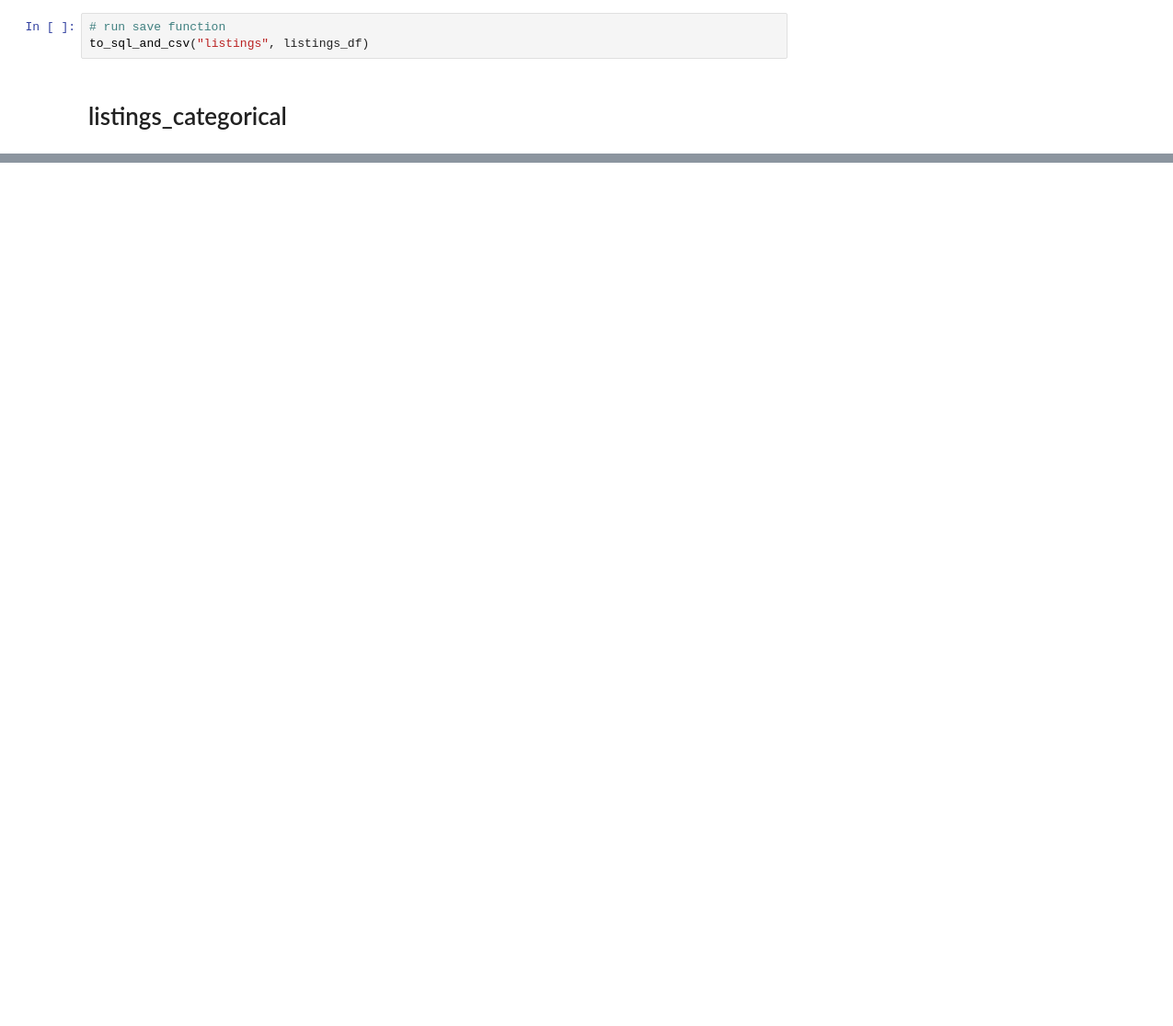
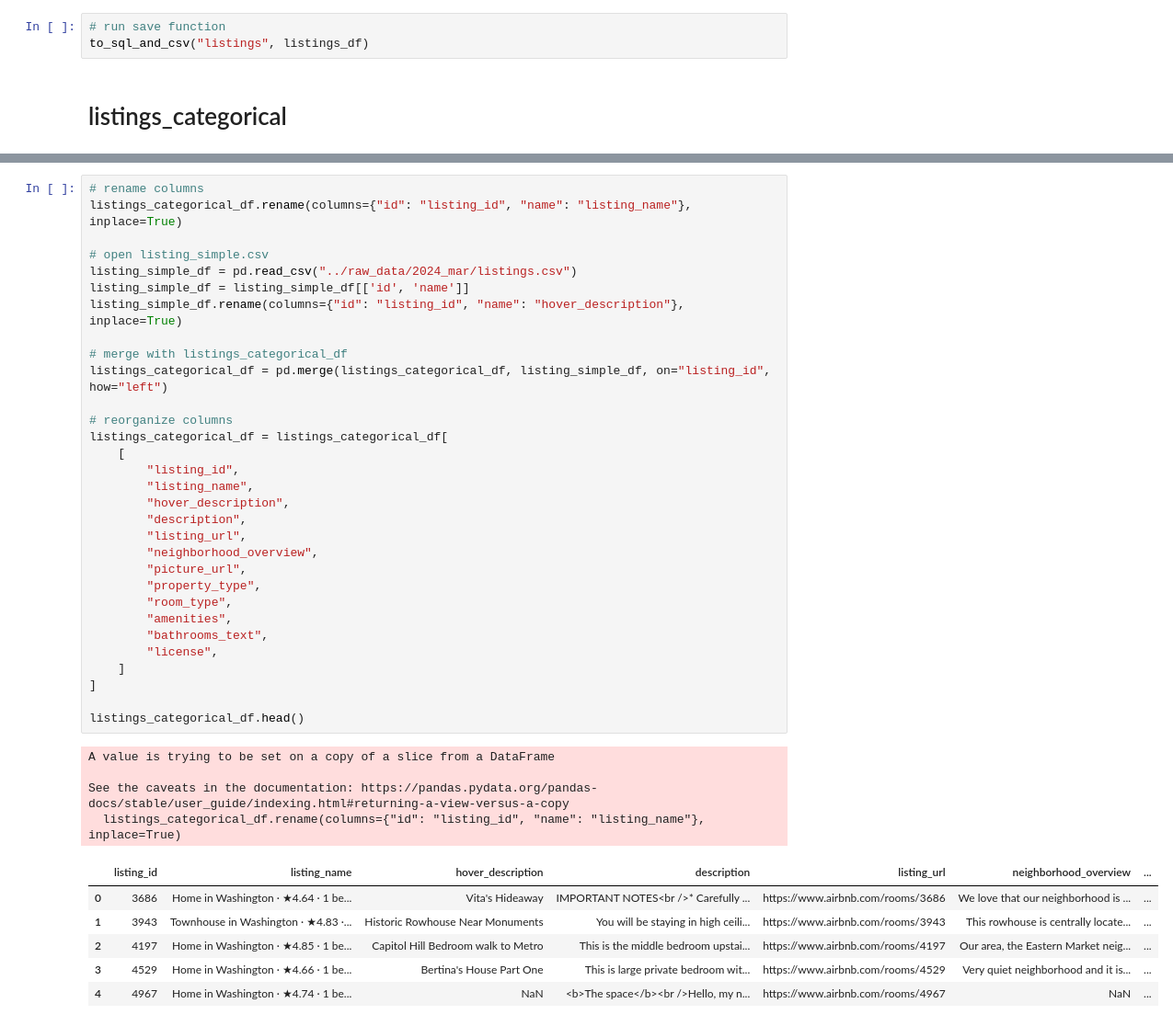
Before and after one commit to johbry17/DC-AirBnB-SQL-Database, a Jupyter notebook: data/v2.0/data_cleaning_v2.0.ipynb, the cells around one changed output, grey strips where cells are left out. Shown: that part at 92% size. Drawn from its saved outputs; the diff is of its cells as text; blank space fills up the shorter version.

```diff
--- a/data/v2.0/data_cleaning_v2.0.ipynb
+++ b/data/v2.0/data_cleaning_v2.0.ipynb
@@ -351,0 +364,42 @@ to_sql_and_csv("listings", listings_df)
+# %%
+# rename columns
+listings_categorical_df.rename(columns={"id": "listing_id", "name": "listing_name"}, inplace=True)
+
+# open listing_simple.csv
+listing_simple_df = pd.read_csv("../raw_data/2024_mar/listings.csv")
+listing_simple_df = listing_simple_df[['id', 'name']]
+listing_simple_df.rename(columns={"id": "listing_id", "name": "hover_description"}, inplace=True)
+
+# merge with listings_categorical_df
+listings_categorical_df = pd.merge(listings_categorical_df, listing_simple_df, on="listing_id", how="left")
+
+# reorganize columns
+listings_categorical_df = listings_categorical_df[
+    [
+        "listing_id",
+        "listing_name",
+        "hover_description",
+        "description",
+        "listing_url",
+        "neighborhood_overview",
+        "picture_url",
+        "property_type",
+        "room_type",
+        "amenities",
+        "bathrooms_text",
+        "license",
+    ]
+]
+
+listings_categorical_df.head()
+# %% [output]
+A value is trying to be set on a copy of a slice from a DataFrame
+
+See the caveats in the documentation: https://pandas.pydata.org/pandas-docs/stable/user_guide/indexing.html#returning-a-view-versus-a-copy
+  listings_categorical_df.rename(columns={"id": "listing_id", "name": "listing_name"}, inplace=True)
+|  | listing_id | listing_name | hover_description | description | listing_url | neighborhood_overview | ... |
+| 0 | 3686 | Home in Washington · ★4.64 · 1 be... | Vita's Hideaway | IMPORTANT NOTES<br />* Carefully ... | https://www.airbnb.com/rooms/3686 | We love that our neighborhood is ... | ... |
+| 1 | 3943 | Townhouse in Washington · ★4.83 ·... | Historic Rowhouse Near Monuments | You will be staying in high ceili... | https://www.airbnb.com/rooms/3943 | This rowhouse is centrally locate... | ... |
+| 2 | 4197 | Home in Washington · ★4.85 · 1 be... | Capitol Hill Bedroom walk to Metro | This is the middle bedroom upstai... | https://www.airbnb.com/rooms/4197 | Our area, the Eastern Market neig... | ... |
+| 3 | 4529 | Home in Washington · ★4.66 · 1 be... | Bertina's House Part One | This is large private bedroom wit... | https://www.airbnb.com/rooms/4529 | Very quiet neighborhood and it is... | ... |
+| 4 | 4967 | Home in Washington · ★4.74 · 1 be... | NaN | <b>The space</b><br />Hello, my n... | https://www.airbnb.com/rooms/4967 | NaN | ... |
```
Also changed, not shown: parts of 7 cells of this notebook, 2 other files.
